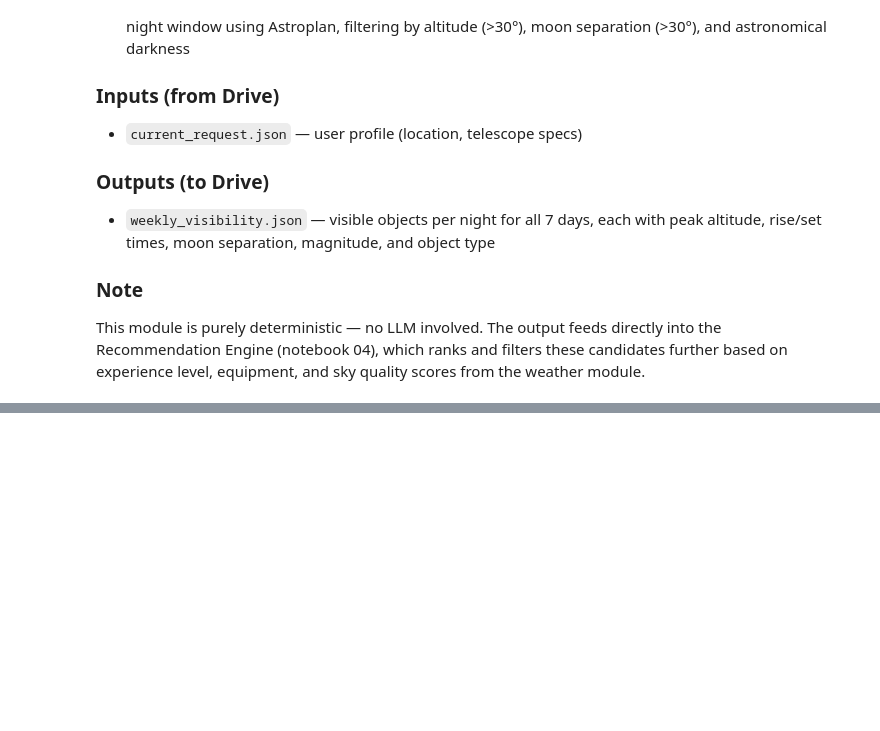
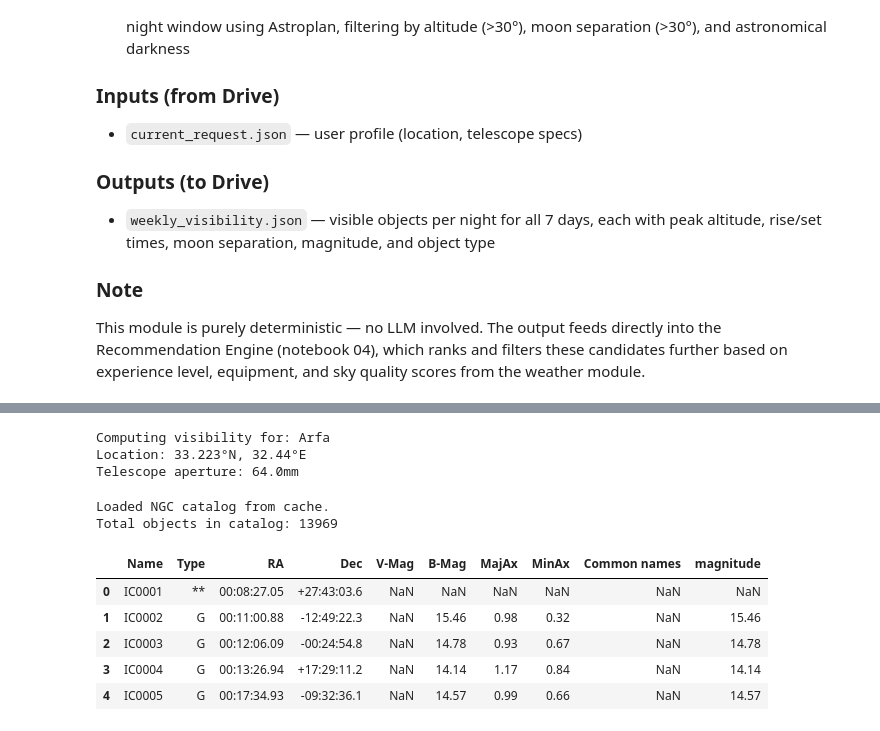
Before and after one commit to Arfa-Tariq/AstroPlanner-AI, a Jupyter notebook: notebooks/03_celestial_visibility.ipynb, the cells around one changed output, grey strips where cells are left out. Saved outputs shown, nothing was run; the diff lists cells and outputs as text; code cells hidden in the pictures; blank space fills up the shorter version.

```diff
--- a/notebooks/03_celestial_visibility.ipynb
+++ b/notebooks/03_celestial_visibility.ipynb
@@ -28,0 +77,59 @@ and sky quality scores from the weather module.
+# %%
+with open(f'{DATA_DIR}/current_request.json') as f:
+    plan_request = WeeklyPlanRequest.model_validate_json(f.read())
+
+print(f"Computing visibility for: {plan_request.user.name}")
+print(f"Location: {plan_request.user.latitude}°N, {plan_request.user.longitude}°E")
+print(f"Telescope aperture: {plan_request.user.telescope.aperture_mm}mm")
+# %% [output]
+Computing visibility for: Arfa
+Location: 33.223°N, 32.44°E
+Telescope aperture: 64.0mm
+# %%
+def load_ngc_catalog() -> pd.DataFrame:
+    """
+    Downloads and loads the OpenNGC catalog from GitHub — a clean,
+    maintained CSV of all NGC/IC objects with coordinates, magnitudes,
+    object types, and sizes. Cached locally to Drive so it's only
+    downloaded once, not on every run.
+    """
+    cache_path = f'{DATA_DIR}/ngc_catalog.csv'
+
+    if not os.path.exists(cache_path):
+        print("Downloading OpenNGC catalog (first time only)...")
+        url = "https://raw.githubusercontent.com/mattiaverga/OpenNGC/master/database_files/NGC.csv"
+        response = requests.get(url, timeout=30)
+        response.raise_for_status()
+        with open(cache_path, 'w') as f:
+            f.write(response.text)
+        print(f"Saved to {cache_path}")
+    else:
+        print("Loaded NGC catalog from cache.")
+
+    df = pd.read_csv(cache_path, sep=';', low_memory=False)
+
+    # Keep only columns we actually use
+    cols = ['Name', 'Type', 'RA', 'Dec', 'V-Mag', 'B-Mag',
+            'MajAx', 'MinAx', 'Common names']
+    df = df[[c for c in cols if c in df.columns]]
+
+    # Prefer V-Mag, fall back to B-Mag for magnitude
+    df['magnitude'] = pd.to_numeric(df['V-Mag'], errors='coerce')
+    df.loc[df['magnitude'].isna(), 'magnitude'] = pd.to_numeric(
+        df.loc[df['magnitude'].isna(), 'B-Mag'], errors='coerce'
+    )
+
+    print(f"Total objects in catalog: {len(df)}")
+    return df
+
+ngc_df = load_ngc_catalog()
+ngc_df.head()
+# %% [output]
+Loaded NGC catalog from cache.
+Total objects in catalog: 13969
+|  | Name | Type | RA | Dec | V-Mag | B-Mag | MajAx | MinAx | Common names | magnitude |
+| 0 | IC0001 | ** | 00:08:27.05 | +27:43:03.6 | NaN | NaN | NaN | NaN | NaN | NaN |
+| 1 | IC0002 | G | 00:11:00.88 | -12:49:22.3 | NaN | 15.46 | 0.98 | 0.32 | NaN | 15.46 |
+| 2 | IC0003 | G | 00:12:06.09 | -00:24:54.8 | NaN | 14.78 | 0.93 | 0.67 | NaN | 14.78 |
+| 3 | IC0004 | G | 00:13:26.94 | +17:29:11.2 | NaN | 14.14 | 1.17 | 0.84 | NaN | 14.14 |
+| 4 | IC0005 | G | 00:17:34.93 | -09:32:36.1 | NaN | 14.57 | 0.99 | 0.66 | NaN | 14.57 |
```
Also changed, not shown: parts of 8 cells of this notebook.
